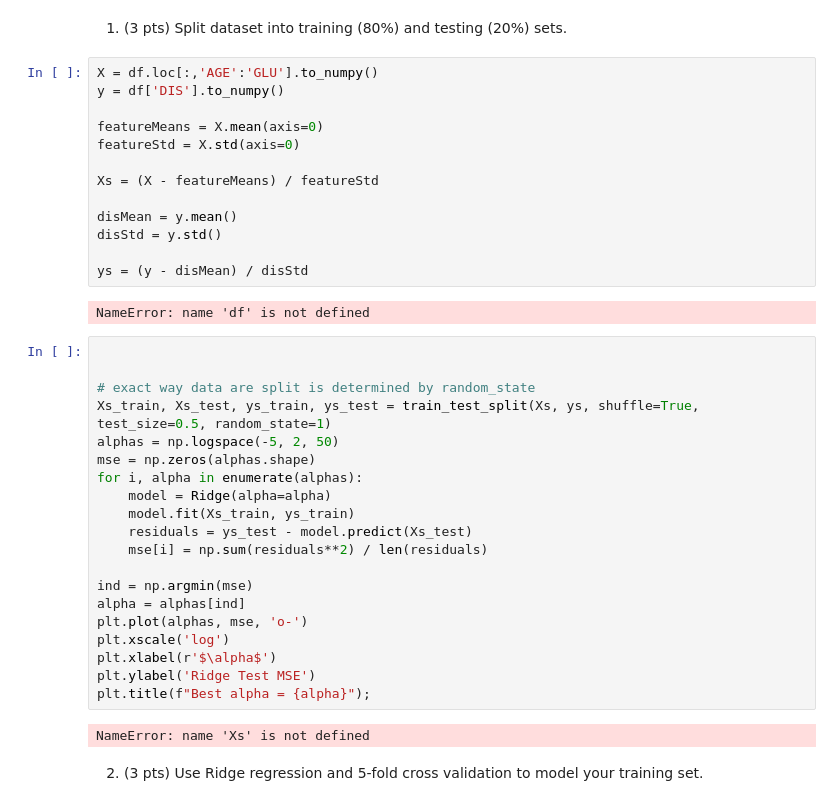
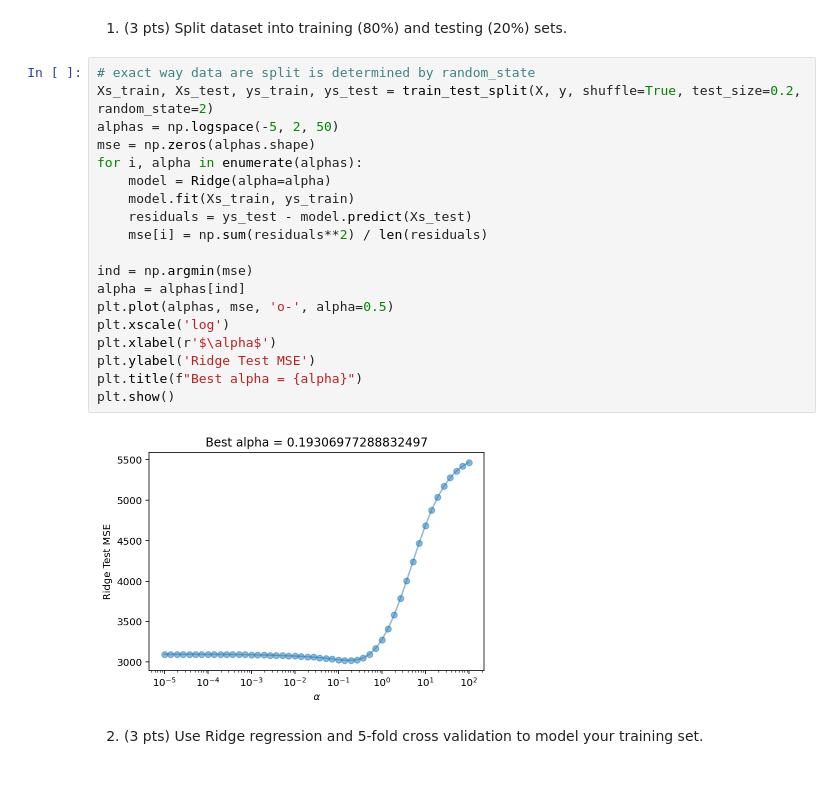
Before and after one commit to nishadalal120/NEU-365P-385L-Spring-2021, a Jupyter notebook: homework/homework-cross_validation.ipynb, the cells around one changed output. Drawn from its saved outputs; the diff is of its cells as text; blank space fills up the shorter version.

```diff
--- a/homework/homework-cross_validation.ipynb
+++ b/homework/homework-cross_validation.ipynb
@@ -44,42 +48,26 @@ X = diabetes.data
 y = diabetes.target
 # %% [markdown]
 1. (3 pts) Split dataset into training (80%) and testing (20%) sets.
-# %%
-X = df.loc[:,'AGE':'GLU'].to_numpy()
-y = df['DIS'].to_numpy()
-
-featureMeans = X.mean(axis=0)
-featureStd = X.std(axis=0)
-
-Xs = (X - featureMeans) / featureStd
-
-disMean = y.mean()
-disStd = y.std()
-
-ys = (y - disMean) / disStd
-# %% [output]
-NameError: name 'df' is not defined
 # %%
-
-
 # exact way data are split is determined by random_state
-Xs_train, Xs_test, ys_train, ys_test = train_test_split(Xs, ys, shuffle=True, test_size=0.5, random_state=1)
+Xs_train, Xs_test, ys_train, ys_test = train_test_split(X, y, shuffle=True, test_size=0.2, random_state=2)
 alphas = np.logspace(-5, 2, 50)
 mse = np.zeros(alphas.shape)
 for i, alpha in enumerate(alphas):
     model = Ridge(alpha=alpha)
     model.fit(Xs_train, ys_train)
     residuals = ys_test - model.predict(Xs_test)
     mse[i] = np.sum(residuals**2) / len(residuals)
 
 ind = np.argmin(mse)
 alpha = alphas[ind]
-plt.plot(alphas, mse, 'o-')
+plt.plot(alphas, mse, 'o-', alpha=0.5)
 plt.xscale('log')
 plt.xlabel(r'$\alpha$')
 plt.ylabel('Ridge Test MSE')
-plt.title(f"Best alpha = {alpha}");
+plt.title(f"Best alpha = {alpha}")
+plt.show()
 # %% [output]
-NameError: name 'Xs' is not defined
+[figure, added]
 # %% [markdown]
 2. (3 pts) Use Ridge regression and 5-fold cross validation to model your training set.
```
Also changed, not shown: parts of 5 cells of this notebook.
